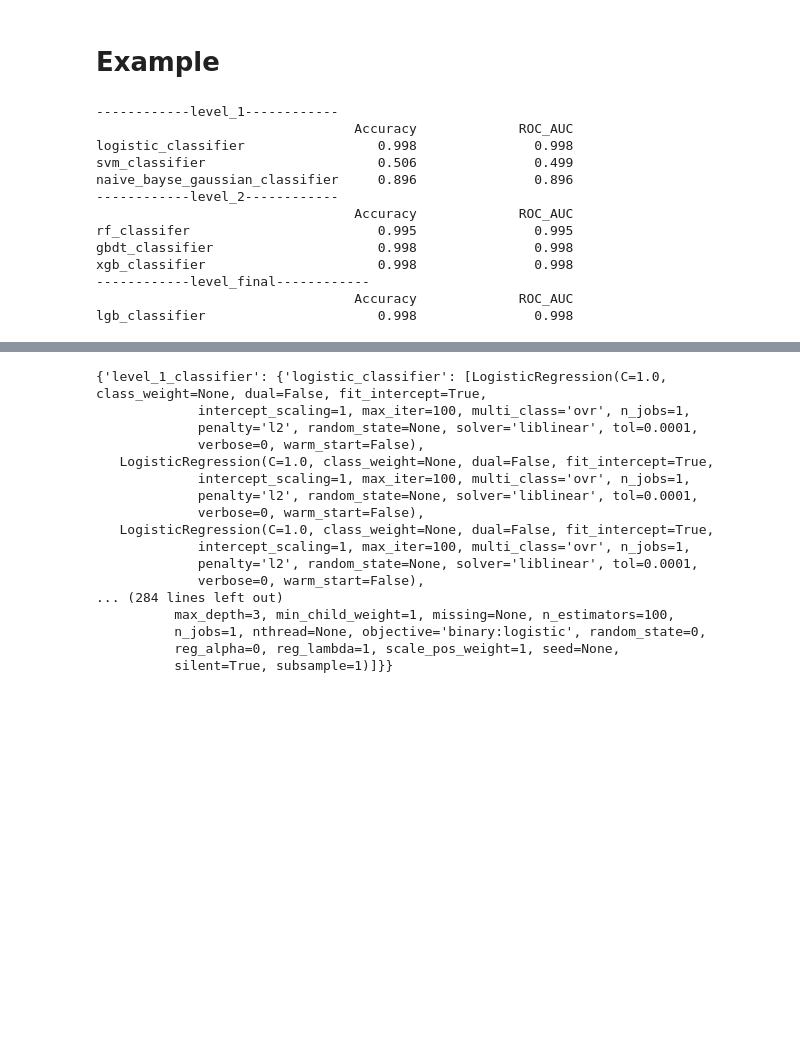
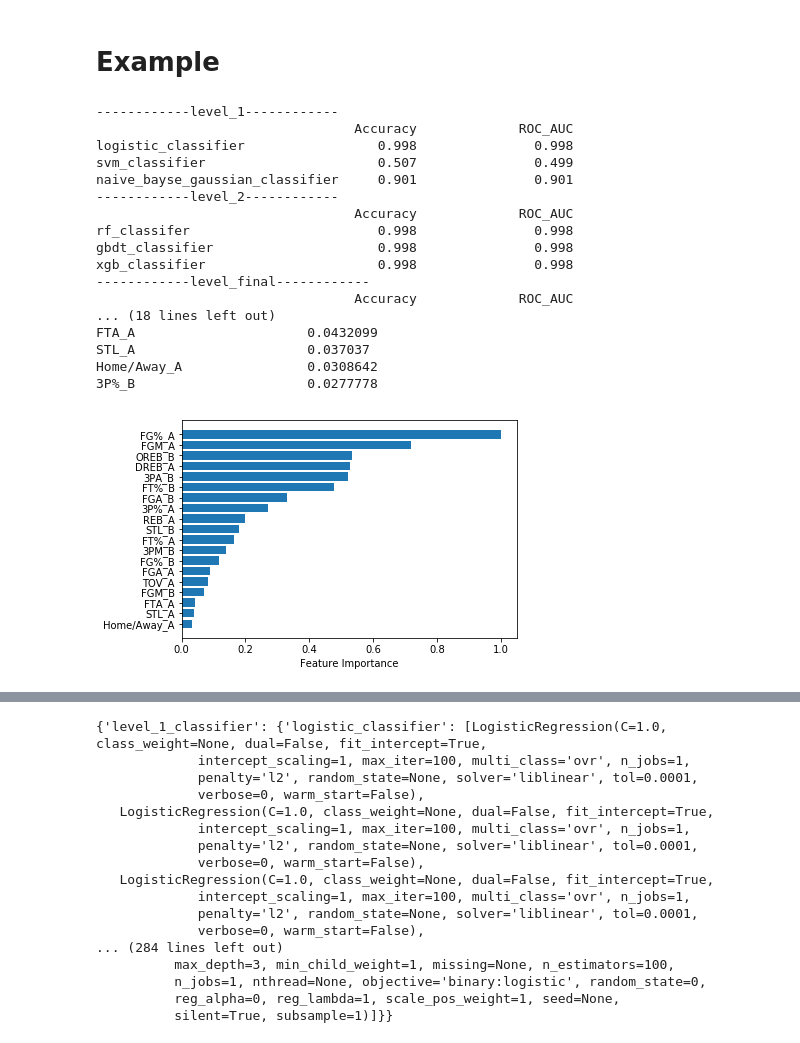
Before and after one commit to Coslate/DataMining_Final, a Jupyter notebook: Total_Model_2017-2018.ipynb, the cells around one changed output, grey strips where cells are left out. Cells and saved outputs as stored; diff of their text form; code cells hidden in the pictures; blank space fills up the shorter version.

Commit message:
Update Feature Importance in TotalModelTrain

```diff
--- a/Total_Model_2017-2018.ipynb
+++ b/Total_Model_2017-2018.ipynb
@@ -259,11 +259,32 @@ def PredictFunctionAggregation(x_1d_test_array, n_estimator, voting=1, is_debug=
         ret_val = np.mean(total_1_prob)
 
     return ret_val
+# %%
+import matplotlib.pyplot as plt
+from tabulate import tabulate
+%matplotlib inline
+
+def PrintFeatureImp(origin_df_X, n_final_clf, best_num=10):
+    feature_name = np.array(list(origin_df_X.columns))
+    feature_imp = np.array([n_final_clf[idx_clf].feature_importances_[0:len(feature_name)] for idx_clf in range(len(n_final_clf))])
+    feature_imp = np.mean(feature_imp, axis=0)
+    feature_imp = feature_imp/feature_imp.max()
+    idx_sorted = np.argsort(feature_imp)[len(feature_imp)+1-best_num:len(feature_imp)+1]
+
+    headers = ["Feature Name", "Feature Importance"]
+    values = sorted(zip(feature_name, feature_imp), key=lambda x: -x[1])
+    print(tabulate(values[0:best_num], headers, tablefmt="plain"))
+
+    bar_pos = np.arange(idx_sorted.shape[0]) + 0.5
+    plt.barh(bar_pos, feature_imp[idx_sorted], align='center')
+    plt.yticks(bar_pos, feature_name[idx_sorted])
+    plt.xlabel('Feature Importance')
+    plt.show()
 # %%
 from sklearn.metrics import accuracy_score
 from sklearn.metrics import roc_auc_score
 
-def TotalModelTrain(origin_df_X, origin_df_Y, kfold_num=10, is_debug=0, is_scoring=1, **all_classifiers_dic):
+def TotalModelTrain(origin_df_X, origin_df_Y, kfold_num=10, is_debug=0, is_scoring=1, is_print_feature_imp=1, best_num=10, **all_classifiers_dic):
     level_classifier_dic = {}
     final_classifier = {}
     final_clf_name = ""
@@ -282,7 +303,7 @@ def TotalModelTrain(origin_df_X, origin_df_Y, kfold_num=10, is_debug=0, is_scori
     #Level classifiers
     level_df_X = origin_df_X
     for name, classifier_dic in sorted(level_classifier_dic.items()):
-        (level_df_X, model_dict) = StackingMethod(level_df_X, origin_df_Y, kfold_num, 0, **classifier_dic)
+        (level_df_X, model_dict) = StackingMethod(level_df_X, origin_df_Y, kfold_num, is_debug, **classifier_dic)
         model_trained_dic[name] = model_dict
 
         if(is_scoring):
@@ -313,6 +334,12 @@ def TotalModelTrain(origin_df_X, origin_df_Y, kfold_num=10, is_debug=0, is_scori
         print('{sp:<32} {x:<20} {y:<15}'.format(sp=" ", x="Accuracy", y="ROC_AUC"))
         print('{name_clf:<35} {acc:<19.3f} {roc_auc:<15.3f}'.format(name_clf=final_clf_name, acc=acc_score_dic[final_clf_name], roc_auc=roc_score_dic[final_clf_name]))
 
+    if(is_print_feature_imp):
+        if(best_num <= 0):
+            print("Error : best_num cannot be <=0.")
+            return
+        PrintFeatureImp(origin_df_X, final_n_estimator, best_num=best_num)
+
     return (model_trained_dic, final_n_estimator, level_df_X)
 # %%
 def TotalModelTest(origin_df_X, model_trained_dic, final_n_estimator, origin_df_Y=None, is_debug=0, is_scoring=0, voting=1, **all_classifiers_dic):
@@ -385,7 +413,7 @@ dfFile = '../../python_ex/NBA_Ino_Part/nba_preprocessed.csv'
 dateStart = '2017-08-01'
 dateEnd = '2018-05-01'
 # X, Y = featureExtraction(dfFile, dateStart, dateEnd)
-X, Y = featureExtraction(dfFile, attriToDrop=['PTS'], dateStart=dateStart, dateEnd=dateEnd)
+X_total, Y_total = featureExtraction(dfFile, attriToDrop=['PTS'], dateStart=dateStart, dateEnd=dateEnd)
 # X, Y = featureExtraction(dfFile)
 # %% [markdown]
 # Example
@@ -395,35 +423,40 @@ from sklearn.svm import SVC
 from sklearn.naive_bayes import GaussianNB
 from sklearn.ensemble import RandomForestClassifier
 from sklearn.ensemble import GradientBoostingClassifier
 from xgboost import XGBClassifier
 from lightgbm import LGBMClassifier
 
 level_1_classifier  = {'logistic_classifier'             : LogisticRegression(),
                        'svm_classifier'                  : SVC(),
                        'naive_bayse_gaussian_classifier' : GaussianNB()}
 
 level_2_classifier  = {'rf_classifer'    : RandomForestClassifier(),
                        'gbdt_classifier' : GradientBoostingClassifier(),
                        'xgb_classifier'  : XGBClassifier()}
 
 final_classifier    = {'lgb_classifier'  : LGBMClassifier()}
 
 all_classifiers_dic = {'level_2_classifier' : level_2_classifier,
                        'level_1_classifier' : level_1_classifier,
                        'level_3_classifier' : final_classifier}
 
-(model_trained_dict, n_final_clf, final_df_x) = TotalModelTrain(X[0:1229], Y[0:1229], 10, is_debug=0, is_scoring=1, **all_classifiers_dic)
+(model_trained_dict, n_final_clf, final_df_x) = TotalModelTrain(X_total[0:1230], Y_total[0:1230], kfold_num=10, is_debug=0, is_scoring=1, is_print_feature_imp=1, best_num=20, **all_classifiers_dic)
 # %% [output]
 ------------level_1------------
                                  Accuracy             ROC_AUC
 logistic_classifier                 0.998               0.998
-svm_classifier                      0.506               0.499
-naive_bayse_gaussian_classifier     0.896               0.896
+svm_classifier                      0.507               0.499
+naive_bayse_gaussian_classifier     0.901               0.901
 ------------level_2------------
                                  Accuracy             ROC_AUC
-rf_classifer                        0.995               0.995
+rf_classifer                        0.998               0.998
 gbdt_classifier                     0.998               0.998
 xgb_classifier                      0.998               0.998
 ------------level_final------------
                                  Accuracy             ROC_AUC
-lgb_classifier                      0.998               0.998
+... (18 lines left out)
+FTA_A                      0.0432099
+STL_A                      0.037037
+Home/Away_A                0.0308642
+3P%_B                      0.0277778
+[figure, added]
```
Also changed, not shown: parts of 12 cells of this notebook.
